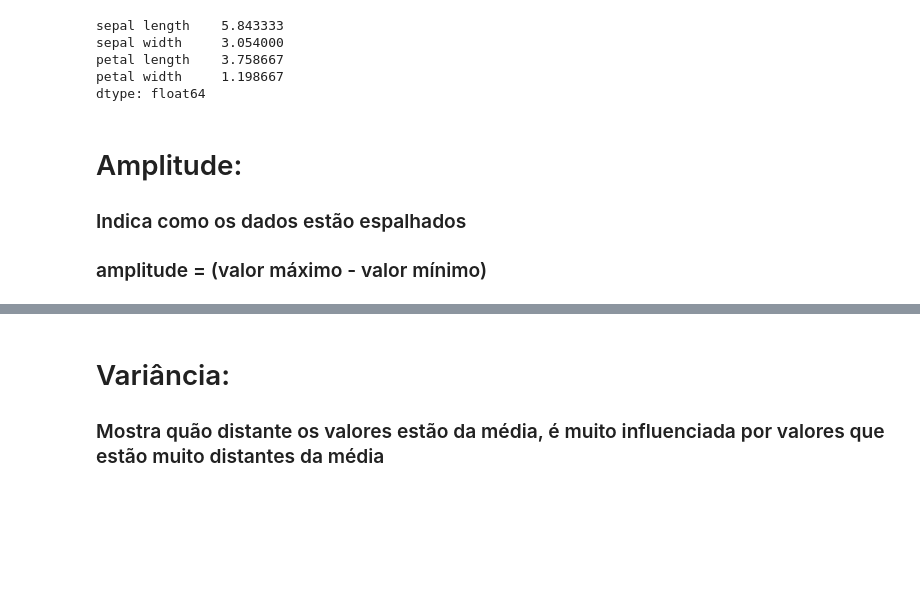
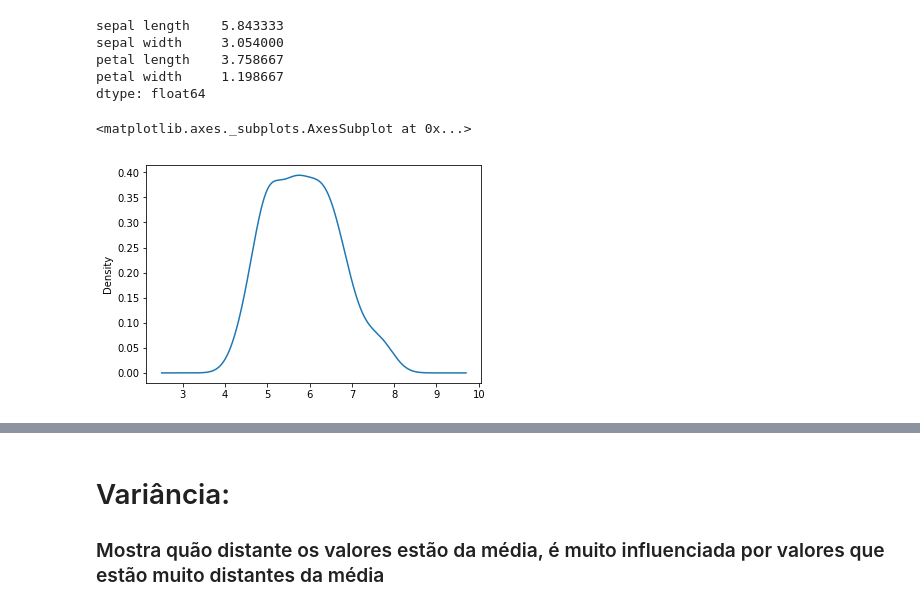
Before and after one commit to lauraDamacenoAlmeida/An-lise-Iris, a Jupyter notebook: Análise Iris.ipynb, the cells around one changed output, grey strips where cells are left out. Drawn from its saved outputs; the diff is of its cells as text; code cells hidden in the pictures; blank space fills up the shorter version.

```diff
--- a/Análise Iris.ipynb
+++ b/Análise Iris.ipynb
@@ -100,7 +83,8 @@ sepal width     3.054000
 petal length    3.758667
 petal width     1.198667
 dtype: float64
-# %% [markdown]
-# Amplitude:
-### Indica como os dados estão espalhados
-### amplitude = (valor máximo - valor mínimo)
+# %%
+df['sepal length'].plot('kde')
+# %% [output]
+<matplotlib.axes._subplots.AxesSubplot at 0x...>
+[figure, added]
```
Also changed, not shown: parts of 75 cells of this notebook, 2 other files.
